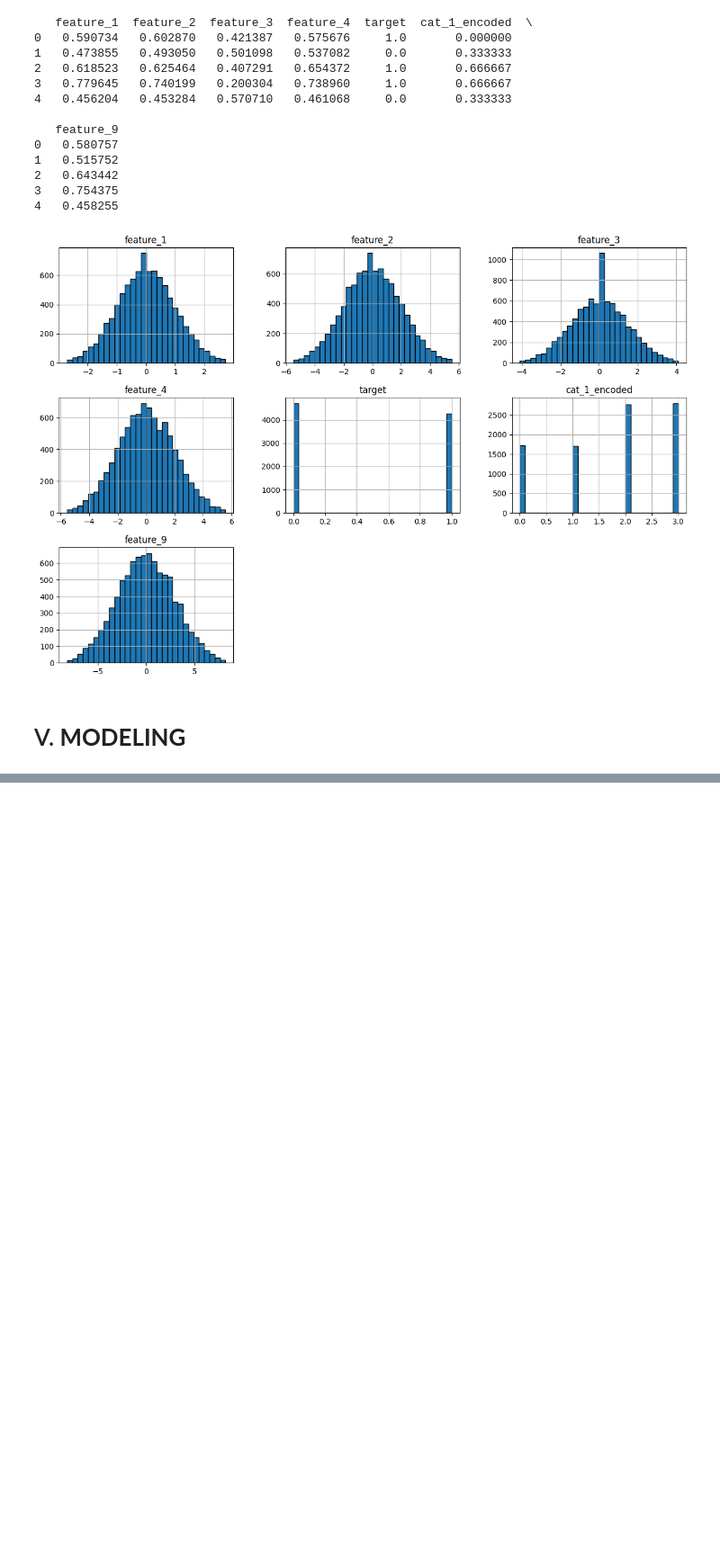
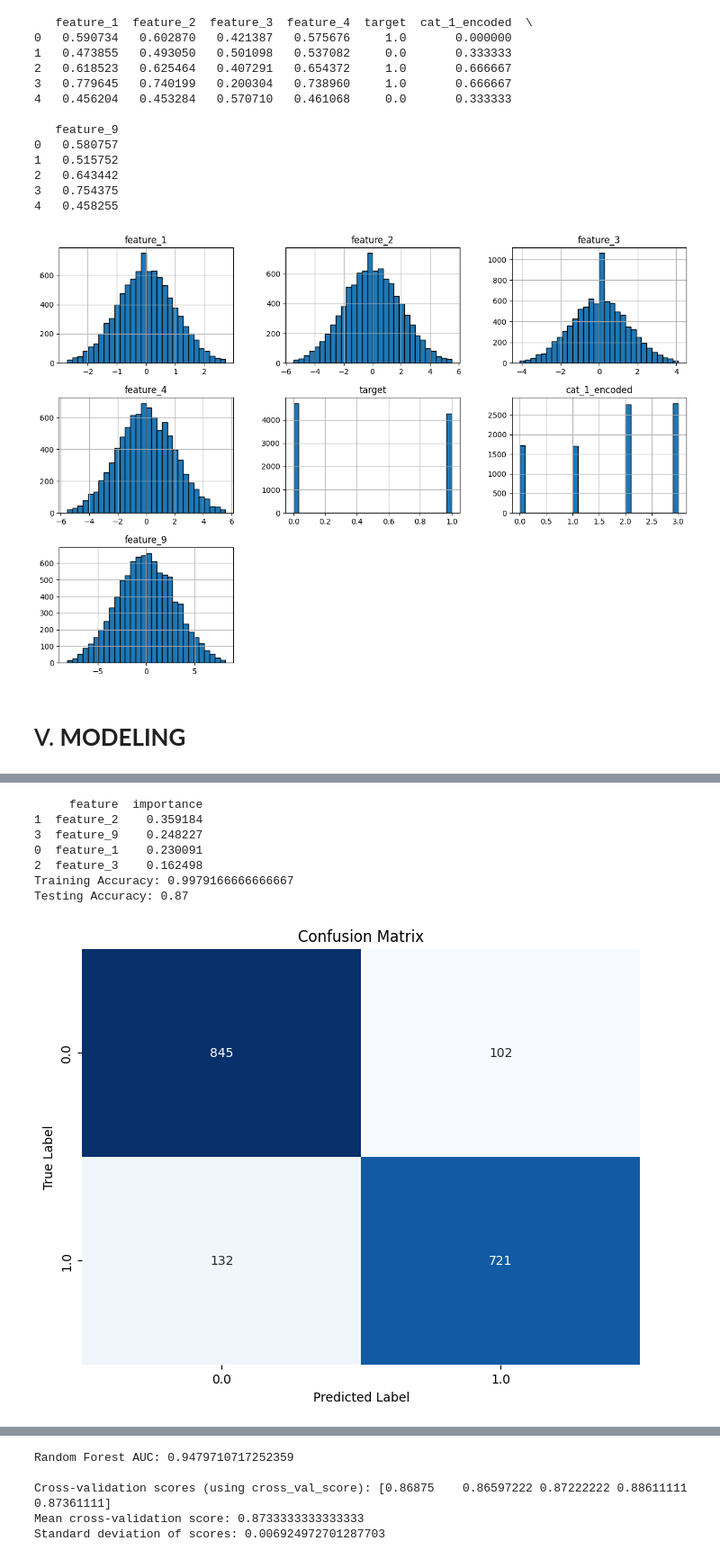
Before and after one commit to Montasir00/Ml_final_project, a Jupyter notebook: Final_Project.ipynb, the cells around one changed output, grey strips where cells are left out. Shown at 90% size. Drawn from its saved outputs; the diff is of its cells as text; code cells hidden in the pictures; blank space fills up the shorter version.

```diff
--- a/Final_Project.ipynb
+++ b/Final_Project.ipynb
@@ -533,7 +557,7 @@ y = df_4['target']
 # %%
 def select_features(X, y):
     model = RandomForestClassifier(random_state=42)
-    rfe = RFE(model, n_features_to_select=10)
+    rfe = RFE(model, n_features_to_select=4)
     X_final = rfe.fit_transform(X, y)
     final_features = X.columns[rfe.get_support()]
     print(final_features)
@@ -598,3 +655,70 @@ def feature_importance(model, selected_features):
     feature_names = X[selected_features].columns
     feature_importance_df = pd.DataFrame({'feature': feature_names, 'importance': importances})
     print(feature_importance_df.sort_values(by='importance', ascending=False))
+# %%
+# default Random Forest
+rf_default = RandomForestClassifier(random_state=42)
+rf_default.fit(X_train, y_train)
+
+y_train_pred = rf_default.predict(X_train)
+y_test_pred = rf_default.predict(X_test)
+
+train_accuracy = accuracy_score(y_train, y_train_pred)
+test_accuracy = accuracy_score(y_test, y_test_pred)
+
+feature_importance(rf_default, selected_features)
+
+print(f"Training Accuracy: {train_accuracy}")
+print(f"Testing Accuracy: {test_accuracy}")
+
+# confusion matrix
+cm_default = confusion_matrix(y_test, y_test_pred)
+plt.figure(figsize=(8, 6))
+sns.heatmap(cm_default, annot=True, fmt="d", cmap="Blues", cbar=False,
+            xticklabels=np.unique(y), yticklabels=np.unique(y)) # xticklabels and yticklabels added
+plt.xlabel("Predicted Label")
+plt.ylabel("True Label")
+plt.title("Confusion Matrix")
+plt.show()
+
+# ROC curve and AUC
+y_probs = rf_default.predict_proba(X_test)[:, 1]  # Get probabilities for the positive class (class 1)
+fpr, tpr, thresholds = roc_curve(y_test, y_probs)
+roc_auc = auc(fpr, tpr)
+
+plt.figure(figsize=(8, 6))
+plt.plot(fpr, tpr, color='darkorange', lw=2, label=f'ROC curve (area = {roc_auc:.2f})')
+plt.plot([0, 1], [0, 1], color='navy', lw=2, linestyle='--') #Dashed line represents random guessing
+plt.xlim([0.0, 1.0])
+plt.ylim([0.0, 1.05])
+plt.xlabel('False Positive Rate')
+plt.ylabel('True Positive Rate')
+plt.title('Receiver Operating Characteristic (ROC)')
+plt.legend(loc="lower right")
+plt.show()
+print(f"Random Forest AUC: {roc_auc}")
+
+# cross validation
+#kfold = KFold(n_splits=5, shuffle=True, random_state=42)  # Or StratifiedKFold for classification
+kfold = StratifiedKFold(n_splits=5, shuffle=True, random_state=42) #Use this for imbalanced dataset
+
+cv_scores = cross_val_score(rf_default, X_train, y_train, cv=kfold, scoring='accuracy')  # Use X_train!
+
+print("\nCross-validation scores (using cross_val_score):", cv_scores)
+print("Mean cross-validation score:", cv_scores.mean())
+print("Standard deviation of scores:", cv_scores.std())
+
+plt.figure(figsize=(8, 6))
+sns.boxplot(y=cv_scores)  # Create a box plot
+plt.title("Cross-Validation Scores")
+plt.ylabel("Accuracy")  # Or your chosen metric
+plt.show()
+# %% [output]
+     feature  importance
+1  feature_2    0.359184
+3  feature_9    0.248227
+0  feature_1    0.230091
+2  feature_3    0.162498
+Training Accuracy: 0.9979166666666667
+Testing Accuracy: 0.87
+[figure, added]
@@ -600,0 +726,5 @@ def feature_importance(model, selected_features):
+Random Forest AUC: 0.9479710717252359
+
+Cross-validation scores (using cross_val_score): [0.86875    0.86597222 0.87222222 0.88611111 0.87361111]
+Mean cross-validation score: 0.8733333333333333
+Standard deviation of scores: 0.006924972701287703
```
Also changed, not shown: parts of 26 cells of this notebook.
